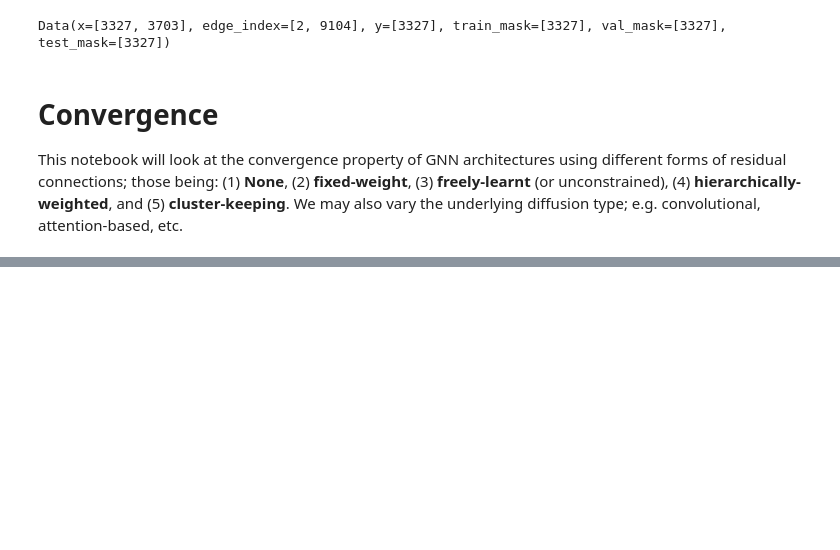
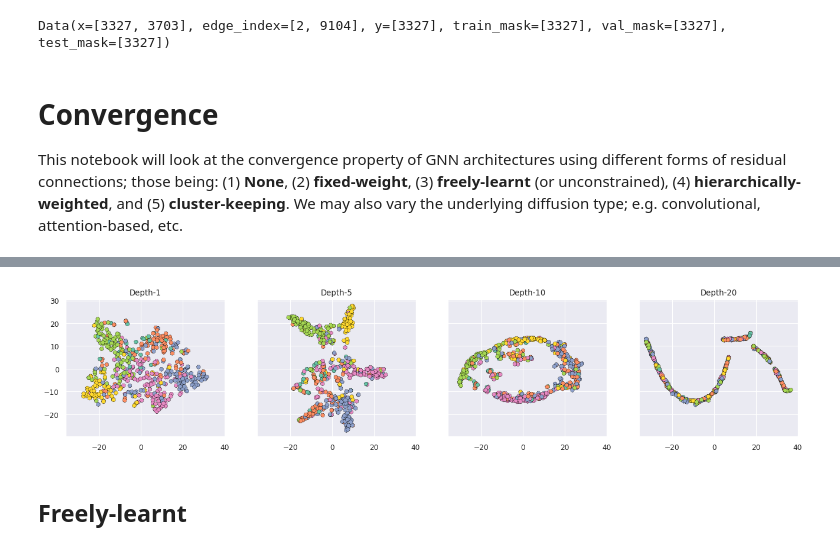
Before and after one commit to BenPrie/semantic-oversmoothing, a Jupyter notebook: convergence.ipynb, the cells around one changed output, grey strips where cells are left out. Drawn from its saved outputs; the diff is of its cells as text; code cells hidden in the pictures; blank space fills up the shorter version.

```diff
--- a/convergence.ipynb
+++ b/convergence.ipynb
@@ -130,0 +119,46 @@ Text(0, 0.5, '')
+# %%
+# Define a set of GCN models of different depths.
+fixed_models = [
+    models.BackboneModel(
+        residual_method=lambda *args: models.FixedRC(torch.ones(n_nodes)/2, *args),
+        aggregation_function=aggregation_function,
+        n_nodes=n_nodes,
+        input_dim=dataset.num_features,
+        hid_dim=hid_dim,
+        n_classes=dataset.num_classes,
+        n_layers=depth,
+        dropout_ratio=dropout_ratio,
+        act_fn=act_fn
+    )
+    for depth in model_depths
+]
+
+# Train them.
+fixed_stats = {}
+for model in fixed_models:
+    fixed_stats[model.n_layers] = train(
+        model,
+        dataset.data,
+        device,
+        epochs=epochs,
+        max_patience=max_patience,
+        lr=lr,
+        progress_bar=True,
+        verbose=False
+    )
+# %%
+# Produce the reduced embeddings over the validation nodes for each GCN model.
+reduced_features_by_fixed_model = {
+    model.n_layers: produce_reduced_embeddings(model, dataset.data, dataset.data.val_mask)
+    for model in fixed_models
+}
+# %%
+# Plot onto a row of axes.
+fig, axes = plot_reduced_embeddings(reduced_features_by_fixed_model)
+
+# Save figure.
+plt.savefig('./figures/convergence/fixed.pdf', bbox_inches='tight')
+# %% [output]
+[figure, added]
+# %% [markdown]
+## Freely-learnt
```
Also changed, not shown: parts of 21 cells of this notebook, 1 other file.
